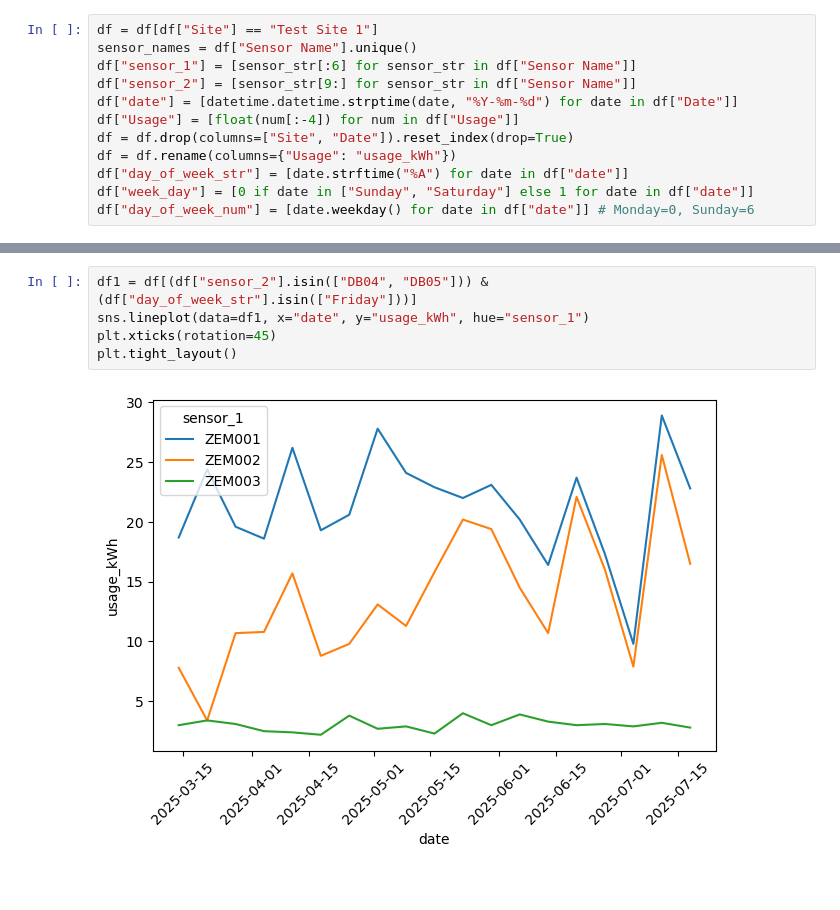
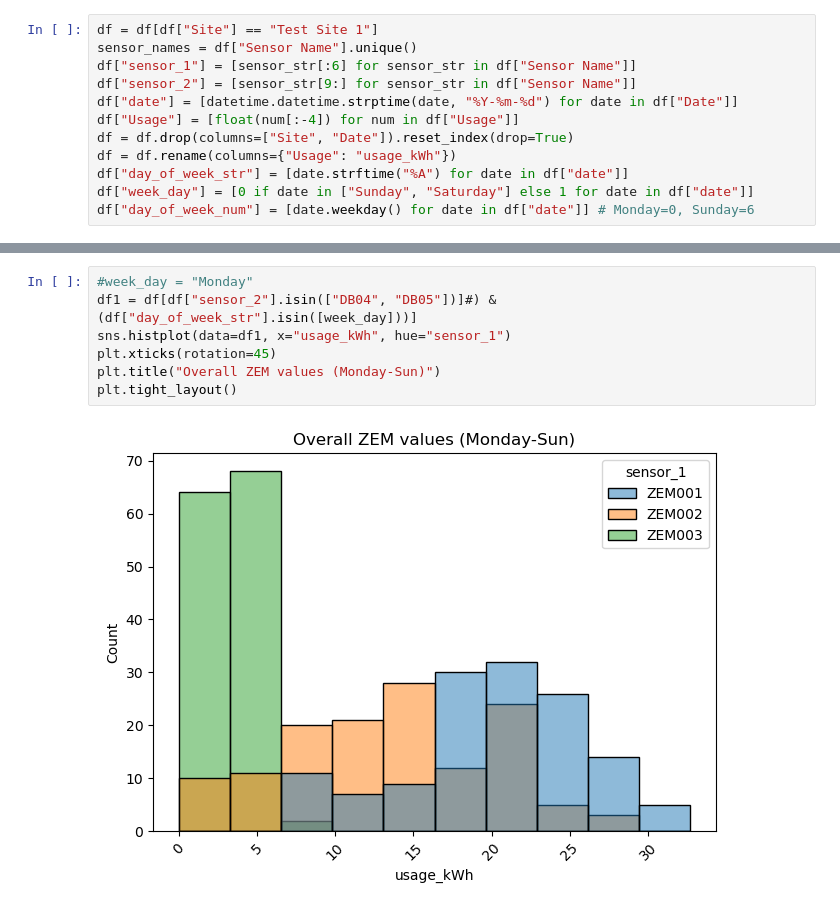
Before and after one commit to HudsonM64/ApleonaInterns2025, a Jupyter notebook: zem_week_analysis.ipynb, the cells around one changed output, grey strips where cells are left out. Saved outputs shown, nothing was run; the diff lists cells and outputs as text.

```diff
--- a/zem_week_analysis.ipynb
+++ b/zem_week_analysis.ipynb
@@ -69,7 +65,9 @@ plt.tight_layout()
 # %%
-df1 = df[(df["sensor_2"].isin(["DB04", "DB05"])) & (df["day_of_week_str"].isin(["Friday"]))]
-sns.lineplot(data=df1, x="date", y="usage_kWh", hue="sensor_1")
+#week_day = "Monday"
+df1 = df[df["sensor_2"].isin(["DB04", "DB05"])]#) & (df["day_of_week_str"].isin([week_day]))]
+sns.histplot(data=df1, x="usage_kWh", hue="sensor_1")
 plt.xticks(rotation=45)
+plt.title("Overall ZEM values (Monday-Sun)")
 plt.tight_layout()
 # %% [output]
-[figure, old version]
+[figure, new version]
```
Also changed, not shown: parts of 8 cells of this notebook, 3 other files.
